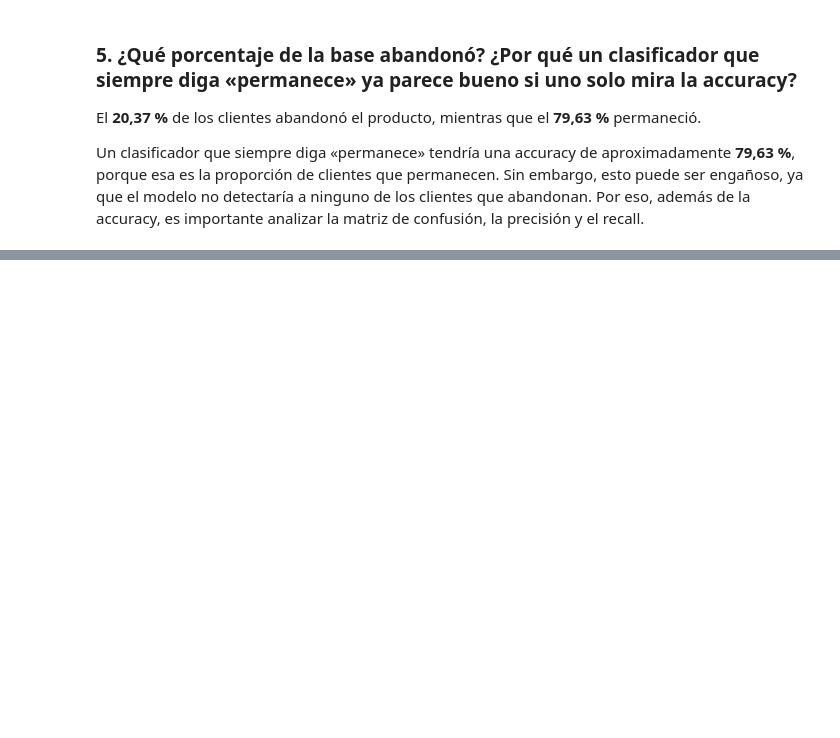
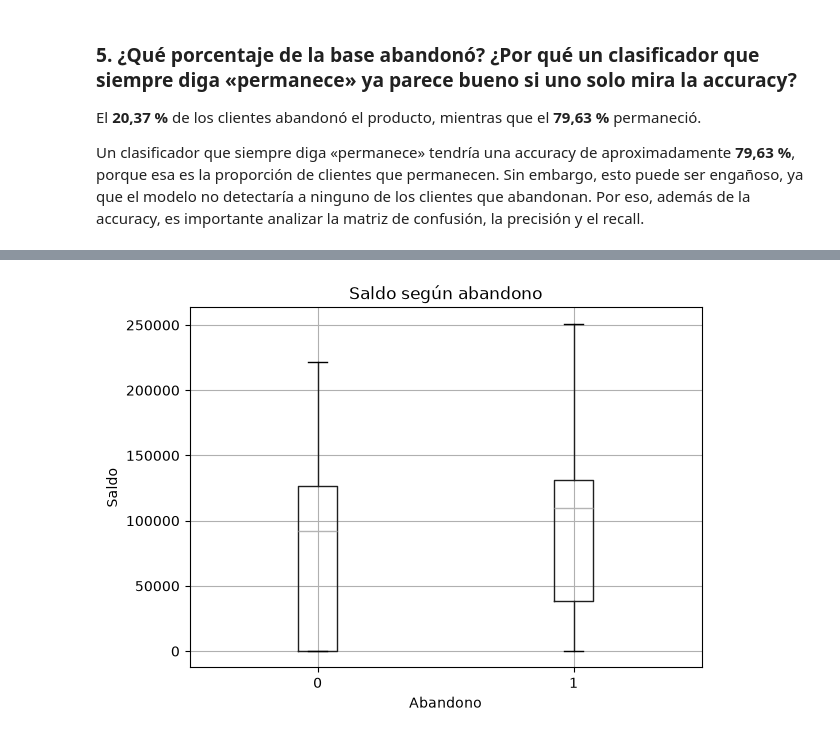
Before and after one commit to ladydayanarestrepoloaiza-ui/Taller_2_ML_Clase_9, a Jupyter notebook: Taller_Abandono_Producto_Financiero.ipynb, the cells around one changed output, grey strips where cells are left out. Saved outputs shown, nothing was run; the diff lists cells and outputs as text; code cells hidden in the pictures; blank space fills up the shorter version.

```diff
--- a/Taller_Abandono_Producto_Financiero.ipynb
+++ b/Taller_Abandono_Producto_Financiero.ipynb
@@ -260,0 +290,10 @@ Un clasificador que siempre diga «permanece» tendría una accuracy de aproxima
+# %%
+df.boxplot(column="saldo", by="abandono")
+
+plt.title("Saldo según abandono")
+plt.suptitle("")
+plt.xlabel("Abandono")
+plt.ylabel("Saldo")
+plt.show()
+# %% [output]
+[figure, added]
```
Also changed, not shown: parts of 10 cells of this notebook.
